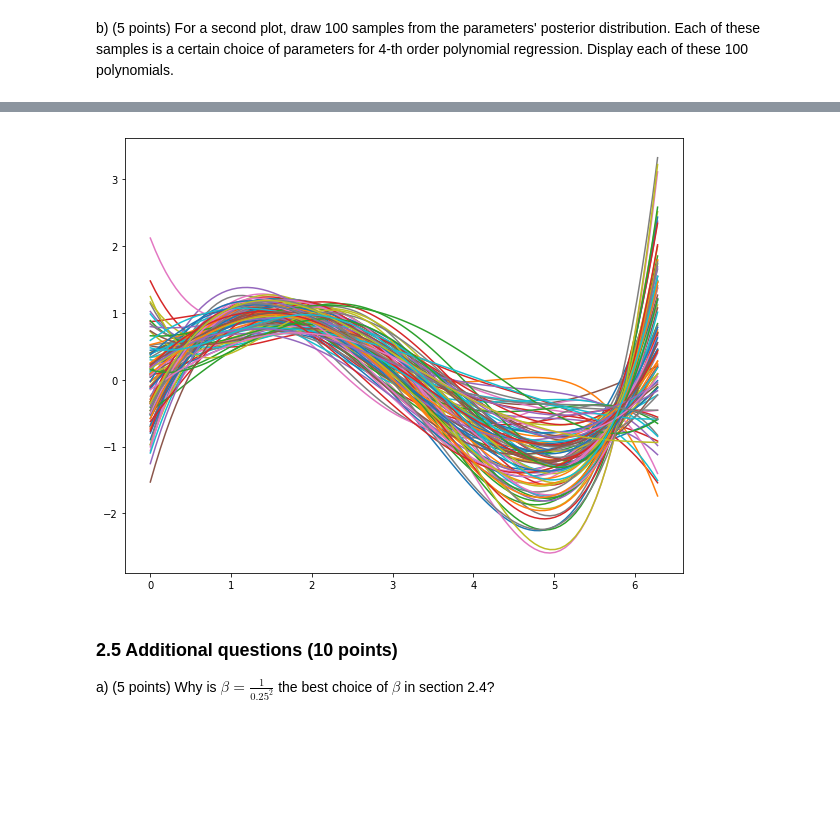
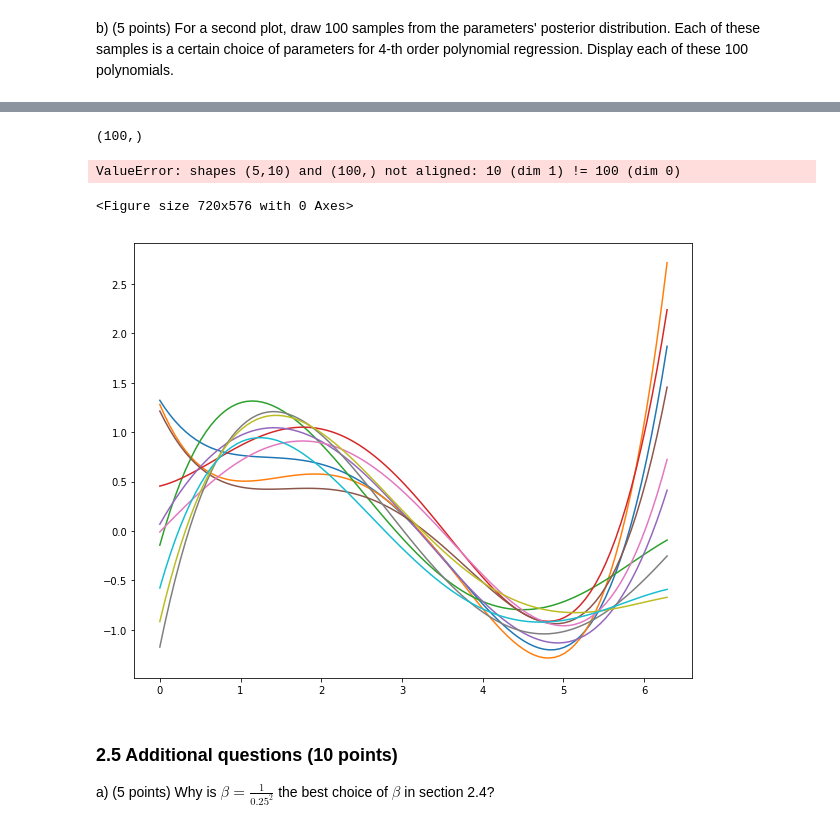
Before and after one commit to Curlykonda/machine-learning-1, a Jupyter notebook: lab1/lab1-daniel.ipynb, the cells around one changed output, grey strips where cells are left out. Drawn from its saved outputs; the diff is of its cells as text; code cells hidden in the pictures; blank space fills up the shorter version.

```diff
--- a/lab1/lab1-daniel.ipynb
+++ b/lab1/lab1-daniel.ipynb
@@ -703,15 +745,32 @@ sample_t.shape
+# %%
+sample_t[0].shape
+# %% [output]
+(100,)
 # %%
 # YOUR CODE HERE
 plt.figure(figsize=(10,8))
 M = 4
-samples = 100
-sample_t = np.random.normal(mean, sigma, size=(samples,10))
+samples = 10
+sample_t = np.random.normal(mean, sigma, size=(samples, mean.shape[0]))
 for i in range(samples):
     w, _ = fit_polynomial(x, sample_t[i], M)
     pred = w @ designmatrix(continuous_x, M).T
     plt.plot(continuous_x, pred)
 # %% [output]
-[figure, removed]
+ValueError: shapes (5,10) and (100,) not aligned: 10 (dim 1) != 100 (dim 0)
+<Figure size 720x576 with 0 Axes>
+# %%
+# YOUR CODE HERE
+plt.figure(figsize=(10,8))
+M = 4
+samples = 10
+sample_t = np.random.normal(mean, sigma, size=(samples, mean.shape[0]))
+for i in range(samples):
+    w, _ = fit_polynomial(x, sample_t[i], M)
+    pred = w @ designmatrix(continuous_x, M).T
+    plt.plot(continuous_x, pred)
+# %% [output]
+[figure, added]
 # %% [markdown]
 ### 2.5 Additional questions (10 points)
 
```
Also changed, not shown: parts of 15 cells of this notebook, 1 other file.
